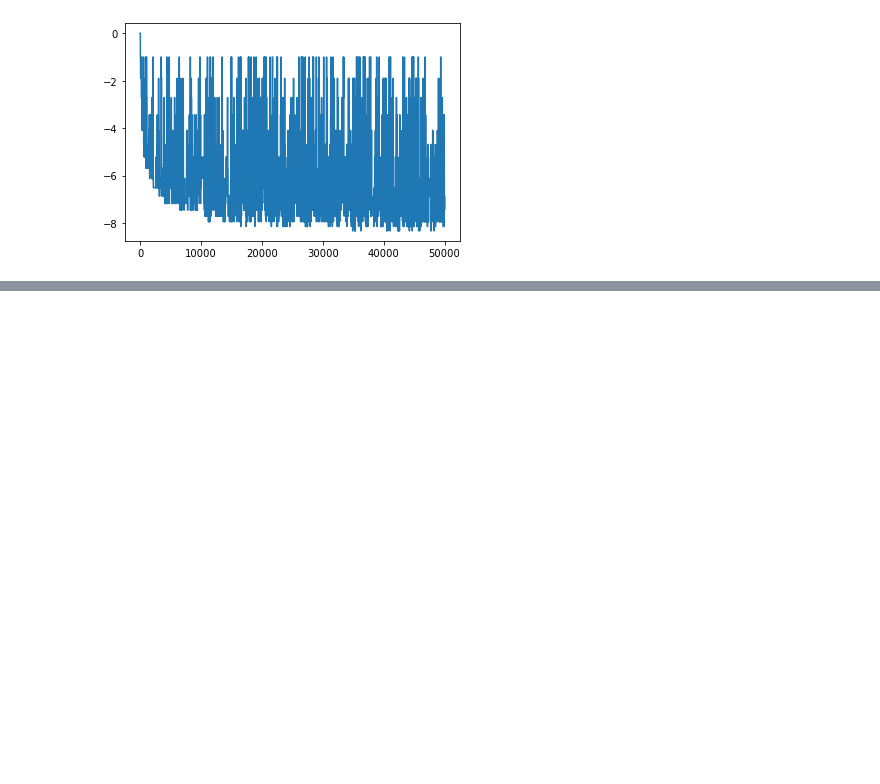
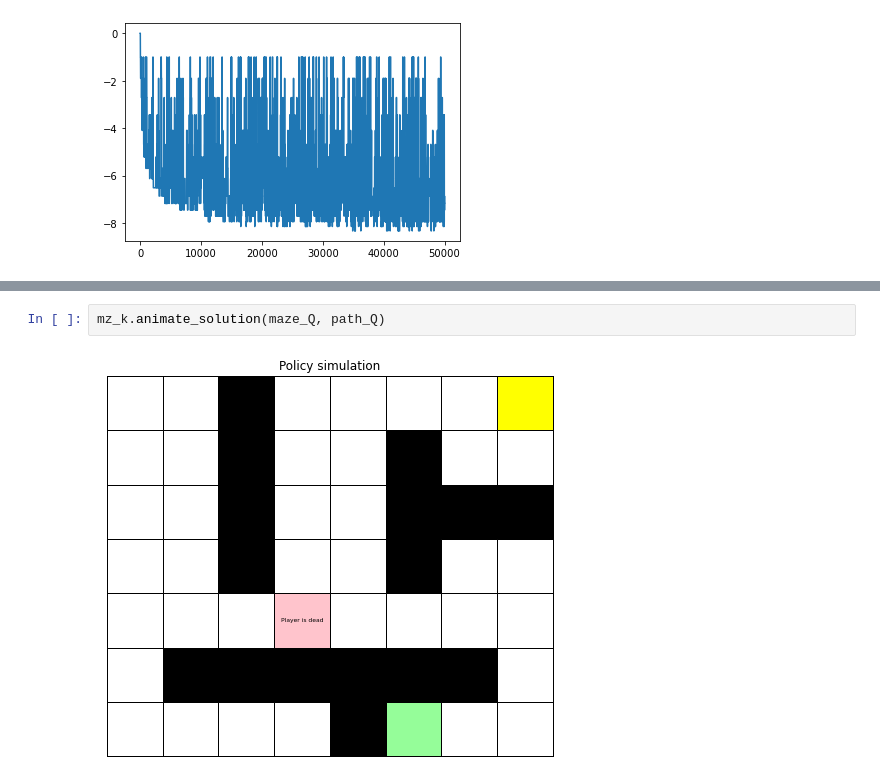
Before and after one commit to lxpr/EL2805-Reinforcement-Learning-Labs, a Jupyter notebook: lab1/Lab_1.ipynb, the cells around one changed output, grey strips where cells are left out. Saved outputs shown, nothing was run; the diff lists cells and outputs as text; blank space fills up the shorter version.

```diff
--- a/lab1/Lab_1.ipynb
+++ b/lab1/Lab_1.ipynb
@@ -423,0 +444,4 @@ plt.show()
+# %%
+mz_k.animate_solution(maze_Q, path_Q)
+# %% [output]
+[figure, added]
```
Also changed, not shown: parts of 2 cells of this notebook, 1 other file.
